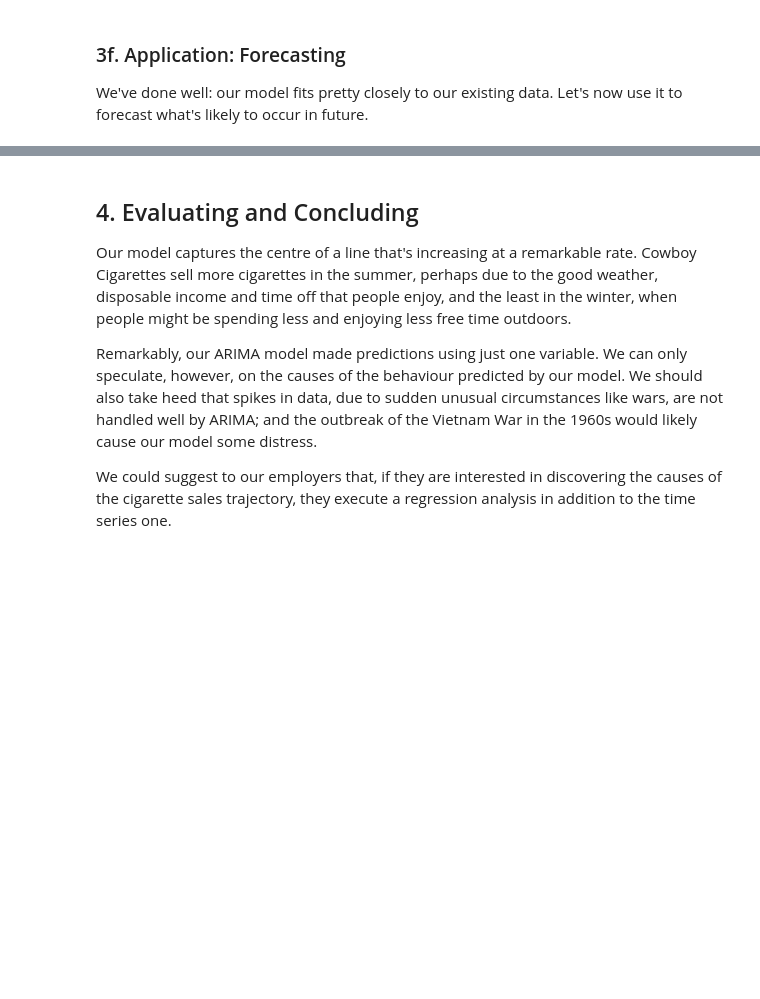
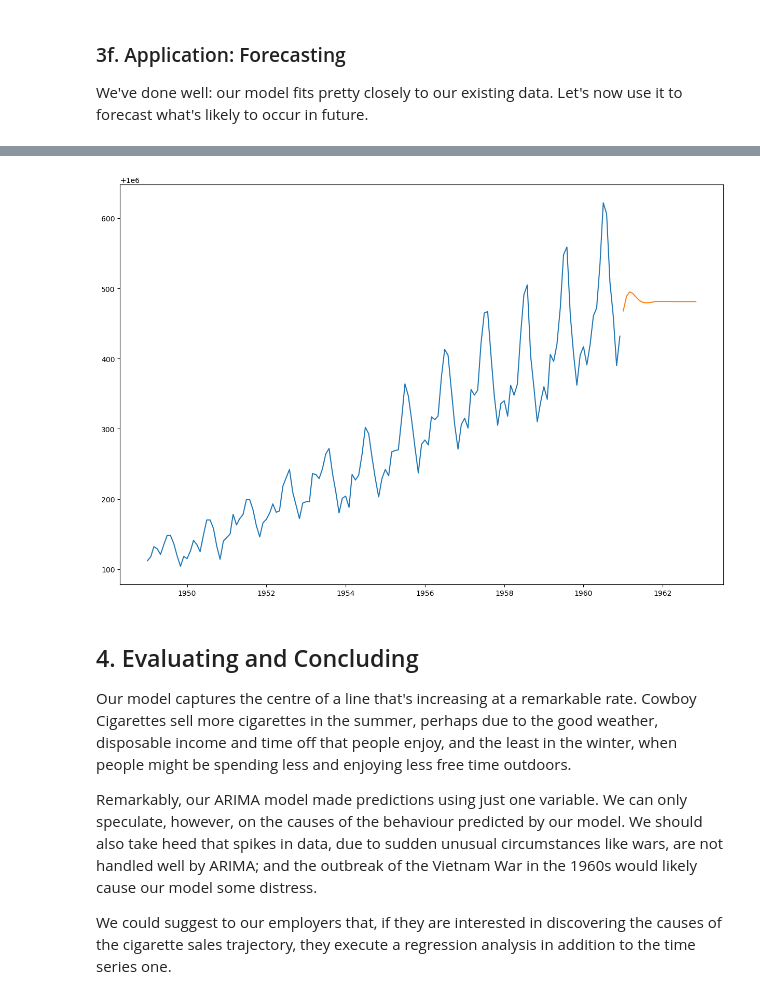
Before and after one commit to ChadDelany/Case_Study-Cowboys_Cigrettes, a Jupyter notebook: Cowboys&CigrettesCaseStudy/Cowboy Cigarettes Case Study - Tier 3.ipynb, the cells around one changed output, grey strips where cells are left out. Cells and saved outputs as stored; diff of their text form; code cells hidden in the pictures; blank space fills up the shorter version.

```diff
--- a/Cowboys&CigrettesCaseStudy/Cowboy Cigarettes Case Study - Tier 3.ipynb
+++ b/Cowboys&CigrettesCaseStudy/Cowboy Cigarettes Case Study - Tier 3.ipynb
@@ -428,3 +488,12 @@ NameError: name 'forecast' is not defined
+# %%
+# Now plot the original variable y
+# Use the same functions as before
+plt.figure(figsize=(15,10))
+plt.plot(y)
+plt.plot(np.exp(y_nl['Nov 1960'].append(future_months['Prediction'])))
+plt.show()
+# %% [output]
+[figure, added]
 # %% [markdown]
 ## 4. Evaluating and Concluding
 
```
Also changed, not shown: parts of 18 cells of this notebook.
